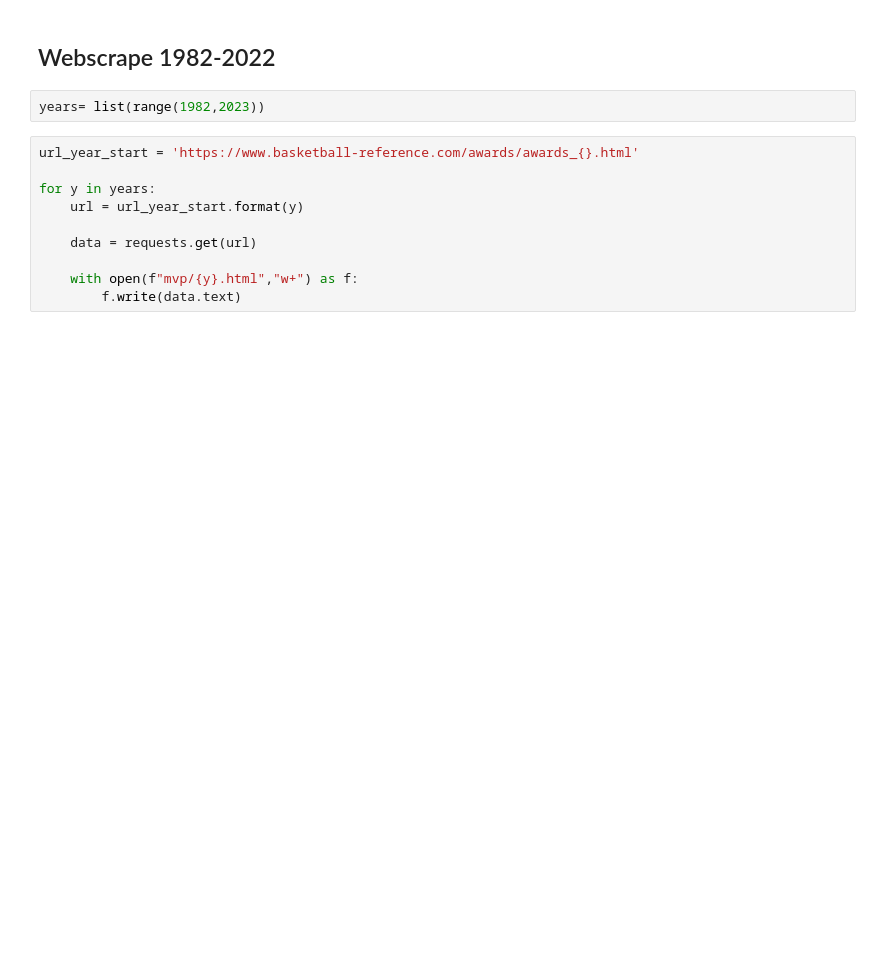
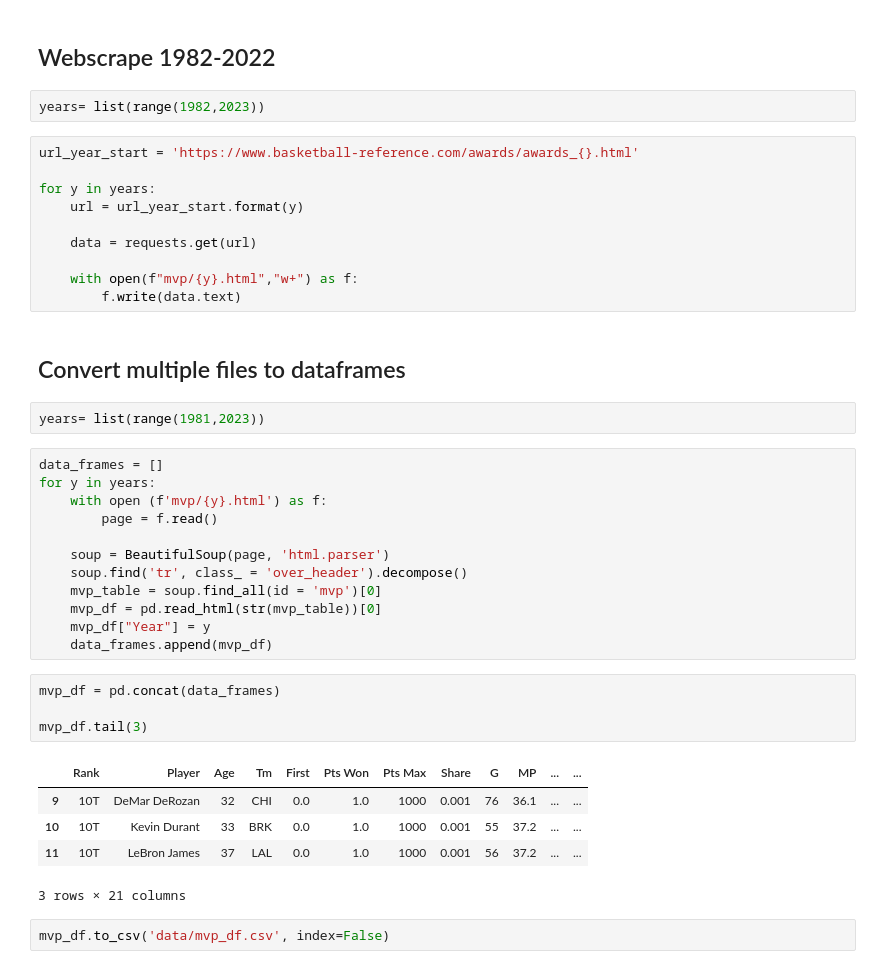
Before and after one commit to dcast822/NBA_analysis, a Jupyter notebook: webscrape_basketball_ref.ipynb, the cells around one changed output. Cells and saved outputs as stored; diff of their text form; blank space fills up the shorter version.

Commit message:
saved data as csv

```diff
--- a/webscrape_basketball_ref.ipynb
+++ b/webscrape_basketball_ref.ipynb
@@ -57,3 +66,31 @@ for y in years:
 
     with open(f"mvp/{y}.html","w+") as f:
         f.write(data.text)
+# %% [markdown]
+## Convert multiple files to dataframes
+# %%
+years= list(range(1981,2023))
+# %%
+data_frames = []
+for y in years:
+    with open (f'mvp/{y}.html') as f:
+        page = f.read()
+
+    soup = BeautifulSoup(page, 'html.parser')
+    soup.find('tr', class_ = 'over_header').decompose()
+    mvp_table = soup.find_all(id = 'mvp')[0]
+    mvp_df = pd.read_html(str(mvp_table))[0]
+    mvp_df["Year"] = y
+    data_frames.append(mvp_df)
+# %%
+mvp_df = pd.concat(data_frames)
+
+mvp_df.tail(3)
+# %% [output]
+|  | Rank | Player | Age | Tm | First | Pts Won | Pts Max | Share | G | MP | ... | ... |
+| 9 | 10T | DeMar DeRozan | 32 | CHI | 0.0 | 1.0 | 1000 | 0.001 | 76 | 36.1 | ... | ... |
+| 10 | 10T | Kevin Durant | 33 | BRK | 0.0 | 1.0 | 1000 | 0.001 | 55 | 37.2 | ... | ... |
+| 11 | 10T | LeBron James | 37 | LAL | 0.0 | 1.0 | 1000 | 0.001 | 56 | 37.2 | ... | ... |
+3 rows × 21 columns
+# %%
+mvp_df.to_csv('data/mvp_df.csv', index=False)
```
Also changed, not shown: parts of 2 cells of this notebook, 1 other file.
